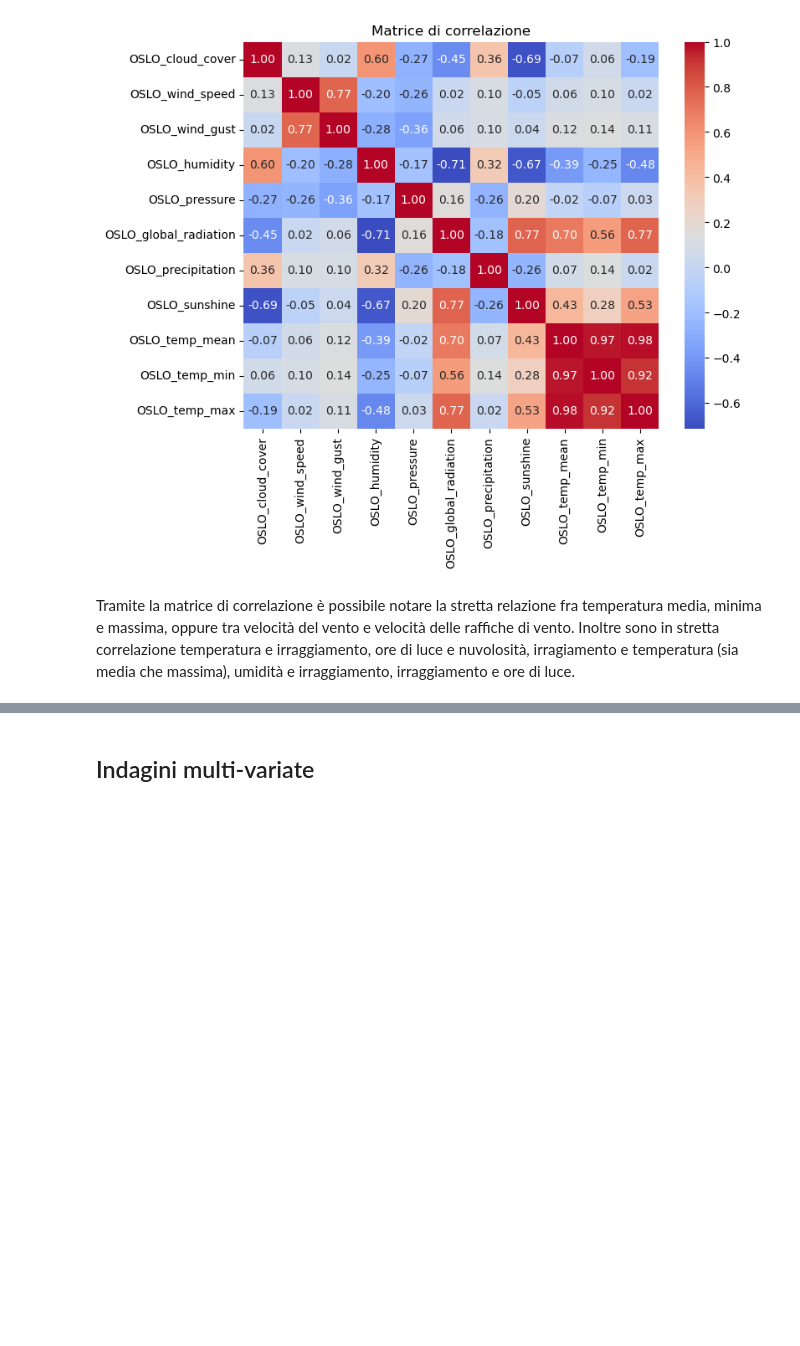
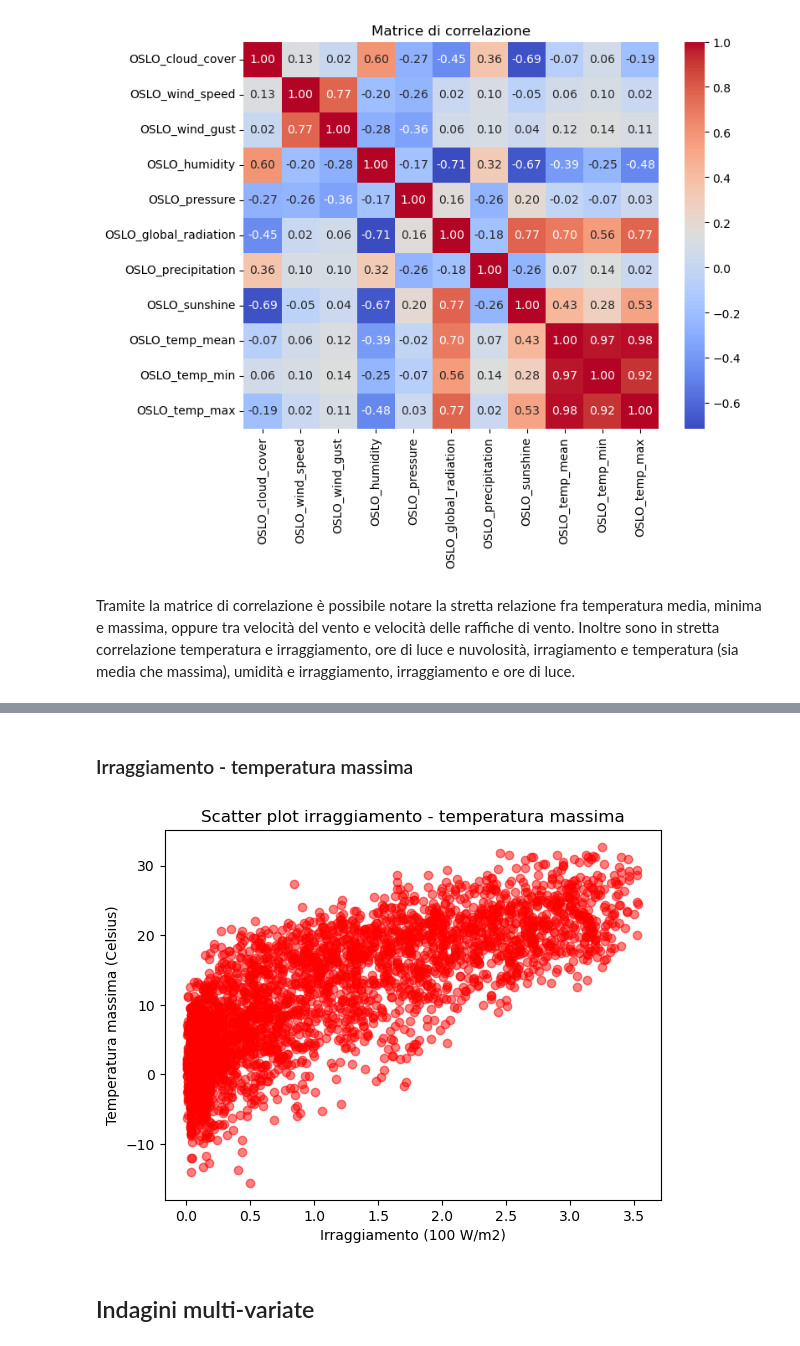
Before and after one commit to aka-buccia/progetto-statistica, a Jupyter notebook: reports/report.ipynb, the cells around one changed output, grey strips where cells are left out. Drawn from its saved outputs; the diff is of its cells as text; code cells hidden in the pictures; blank space fills up the shorter version.

```diff
--- a/reports/report.ipynb
+++ b/reports/report.ipynb
@@ -385,3 +398,13 @@ Tramite la matrice di correlazione è possibile notare la stretta relazione fra
+# %% [markdown]
+### Irraggiamento - temperatura massima
+# %%
+plt.scatter(df[f"{citta}_global_radiation"], df[f"{citta}_temp_max"], alpha=0.5, color="red")
+plt.title("Scatter plot irraggiamento - temperatura massima")
+plt.xlabel("Irraggiamento (100 W/m2)")
+plt.ylabel("Temperatura massima (Celsius)")
+plt.show()
+# %% [output]
+[figure, added]
 # %% [markdown]
 ## Indagini multi-variate
 # %% [markdown]
```
Also changed, not shown: parts of 4 cells of this notebook.
